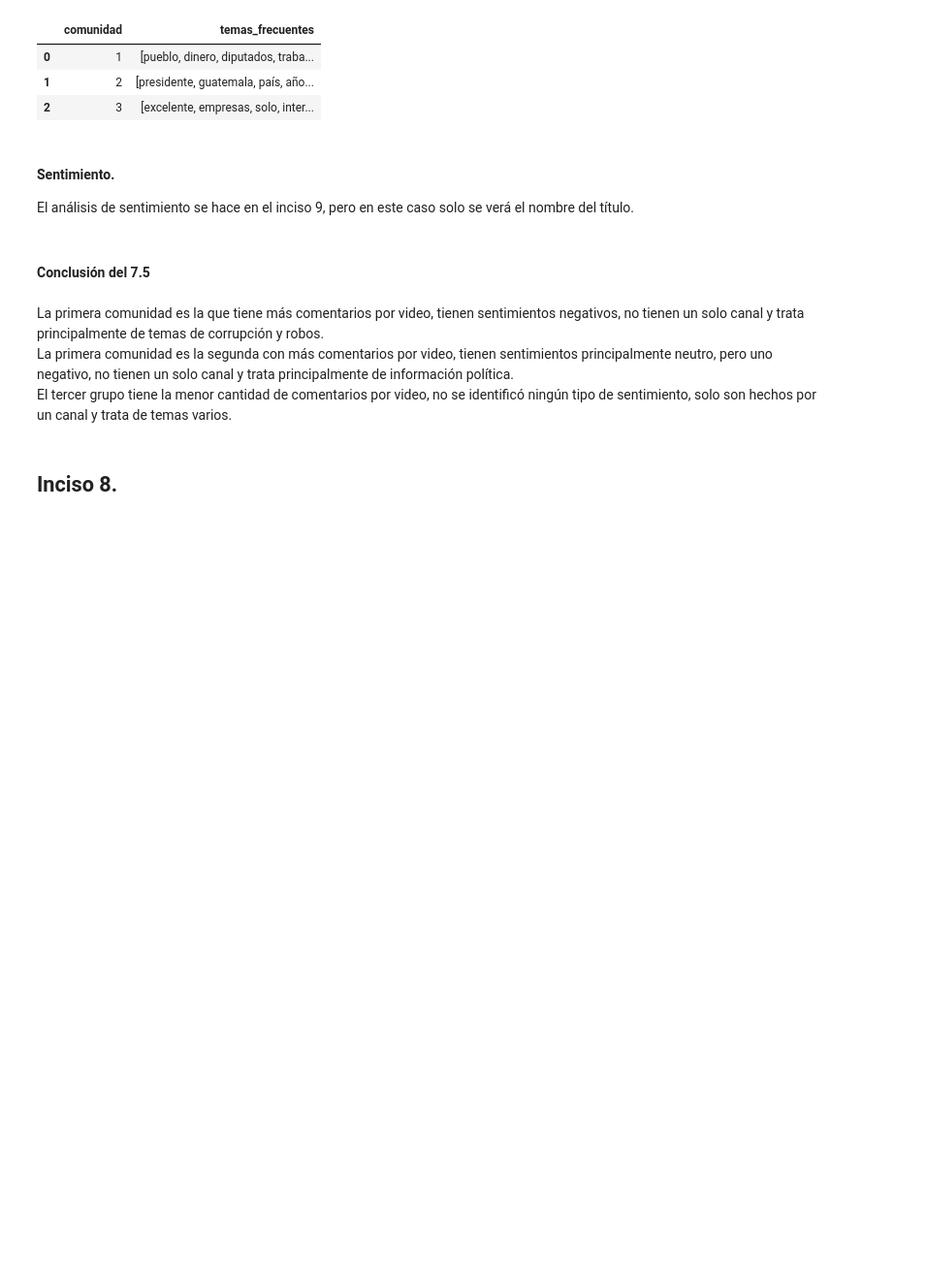
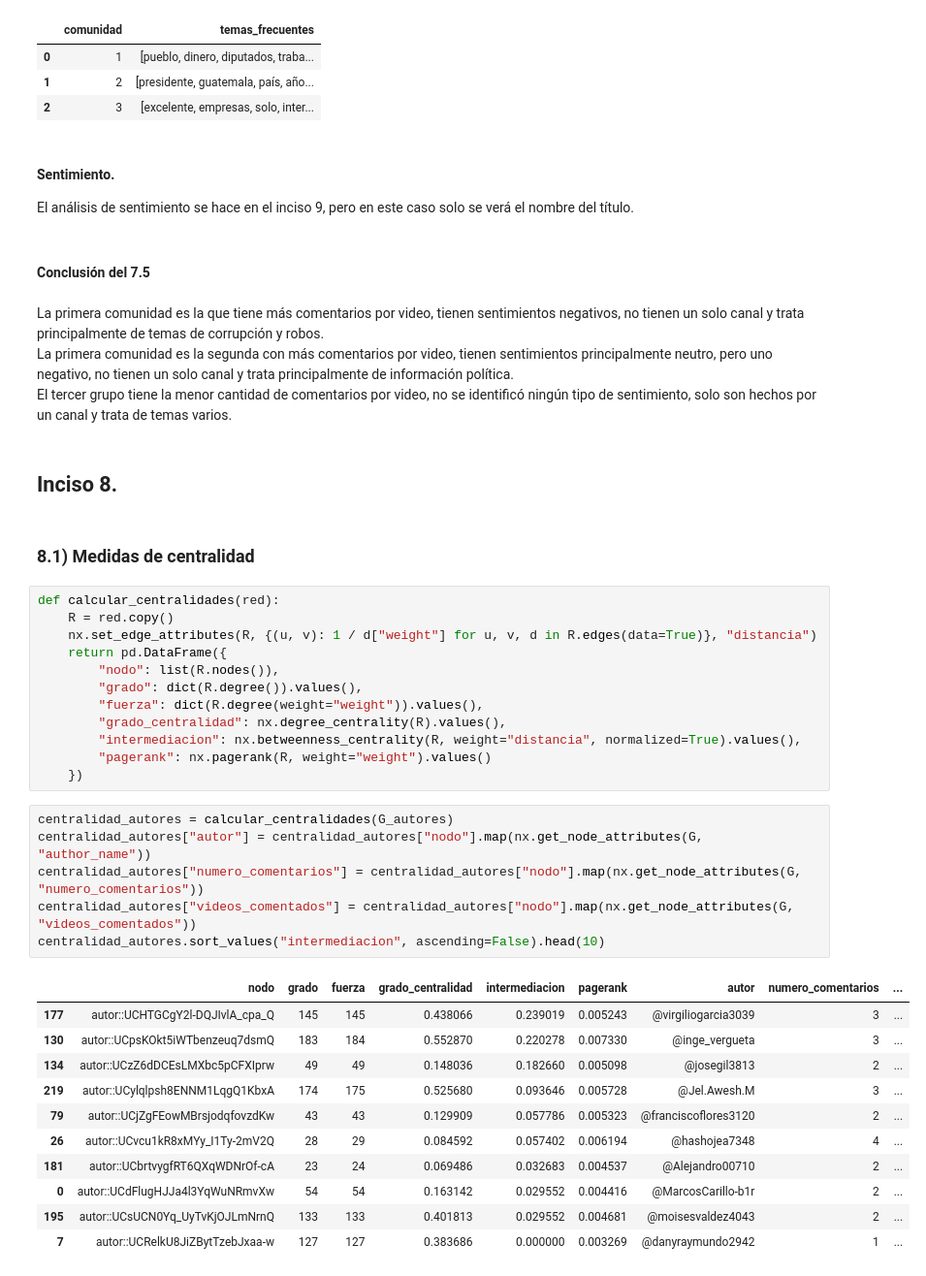
Before and after one commit to the-m7/LABORATORIO_6_DS, a Jupyter notebook: inciso_5_al_8.ipynb, the cells around one changed output. Shown at 97% size. Cells and saved outputs as stored; diff of their text form; blank space fills up the shorter version.

Commit message:
Inciso 8
Casi completo, falta un comentario.

```diff
--- a/inciso_5_al_8.ipynb
+++ b/inciso_5_al_8.ipynb
@@ -607,3 +607,35 @@ La primera comunidad es la segunda con más comentarios por video, tienen sentim
 El tercer grupo tiene la menor cantidad de comentarios por video, no se identificó ningún tipo de sentimiento, solo son hechos por un canal y trata de temas varios.
 # %% [markdown]
 ## Inciso 8.
+# %% [markdown]
+### 8.1) Medidas de centralidad
+# %%
+def calcular_centralidades(red):
+    R = red.copy()
+    nx.set_edge_attributes(R, {(u, v): 1 / d["weight"] for u, v, d in R.edges(data=True)}, "distancia")
+    return pd.DataFrame({
+        "nodo": list(R.nodes()),
+        "grado": dict(R.degree()).values(),
+        "fuerza": dict(R.degree(weight="weight")).values(),
+        "grado_centralidad": nx.degree_centrality(R).values(),
+        "intermediacion": nx.betweenness_centrality(R, weight="distancia", normalized=True).values(),
+        "pagerank": nx.pagerank(R, weight="weight").values()
+    })
+# %%
+centralidad_autores = calcular_centralidades(G_autores)
+centralidad_autores["autor"] = centralidad_autores["nodo"].map(nx.get_node_attributes(G, "author_name"))
+centralidad_autores["numero_comentarios"] = centralidad_autores["nodo"].map(nx.get_node_attributes(G, "numero_comentarios"))
+centralidad_autores["videos_comentados"] = centralidad_autores["nodo"].map(nx.get_node_attributes(G, "videos_comentados"))
+centralidad_autores.sort_values("intermediacion", ascending=False).head(10)
+# %% [output]
+|  | nodo | grado | fuerza | grado_centralidad | intermediacion | pagerank | autor | numero_comentarios | ... |
+| 177 | autor::UCHTGCgY2l-DQJIvlA_cpa_Q | 145 | 145 | 0.438066 | 0.239019 | 0.005243 | @virgiliogarcia3039 | 3 | ... |
+| 130 | autor::UCpsKOkt5iWTbenzeuq7dsmQ | 183 | 184 | 0.552870 | 0.220278 | 0.007330 | @inge_vergueta | 3 | ... |
+| 134 | autor::UCzZ6dDCEsLMXbc5pCFXIprw | 49 | 49 | 0.148036 | 0.182660 | 0.005098 | @josegil3813 | 2 | ... |
+| 219 | autor::UCylqlpsh8ENNM1LqgQ1KbxA | 174 | 175 | 0.525680 | 0.093646 | 0.005728 | @Jel.Awesh.M | 3 | ... |
+| 79 | autor::UCjZgFEowMBrsjodqfovzdKw | 43 | 43 | 0.129909 | 0.057786 | 0.005323 | @franciscoflores3120 | 2 | ... |
+| 26 | autor::UCvcu1kR8xMYy_I1Ty-2mV2Q | 28 | 29 | 0.084592 | 0.057402 | 0.006194 | @hashojea7348 | 4 | ... |
+| 181 | autor::UCbrtvygfRT6QXqWDNrOf-cA | 23 | 24 | 0.069486 | 0.032683 | 0.004537 | @Alejandro00710 | 2 | ... |
+| 0 | autor::UCdFlugHJJa4l3YqWuNRmvXw | 54 | 54 | 0.163142 | 0.029552 | 0.004416 | @MarcosCarillo-b1r | 2 | ... |
+| 195 | autor::UCsUCN0Yq_UyTvKjOJLmNrnQ | 133 | 133 | 0.401813 | 0.029552 | 0.004681 | @moisesvaldez4043 | 2 | ... |
+| 7 | autor::UCRelkU8JiZBytTzebJxaa-w | 127 | 127 | 0.383686 | 0.000000 | 0.003269 | @danyraymundo2942 | 1 | ... |
```
Also changed, not shown: parts of 21 cells of this notebook.
